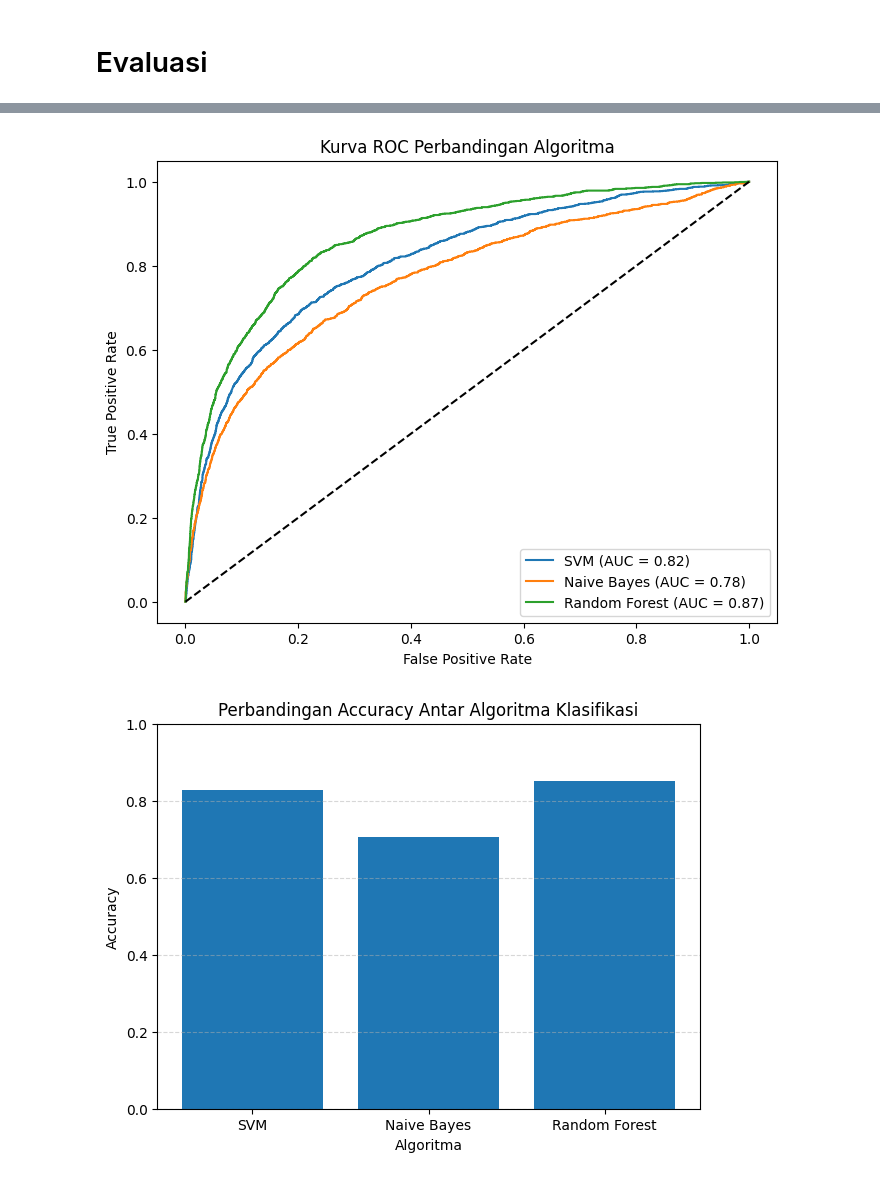
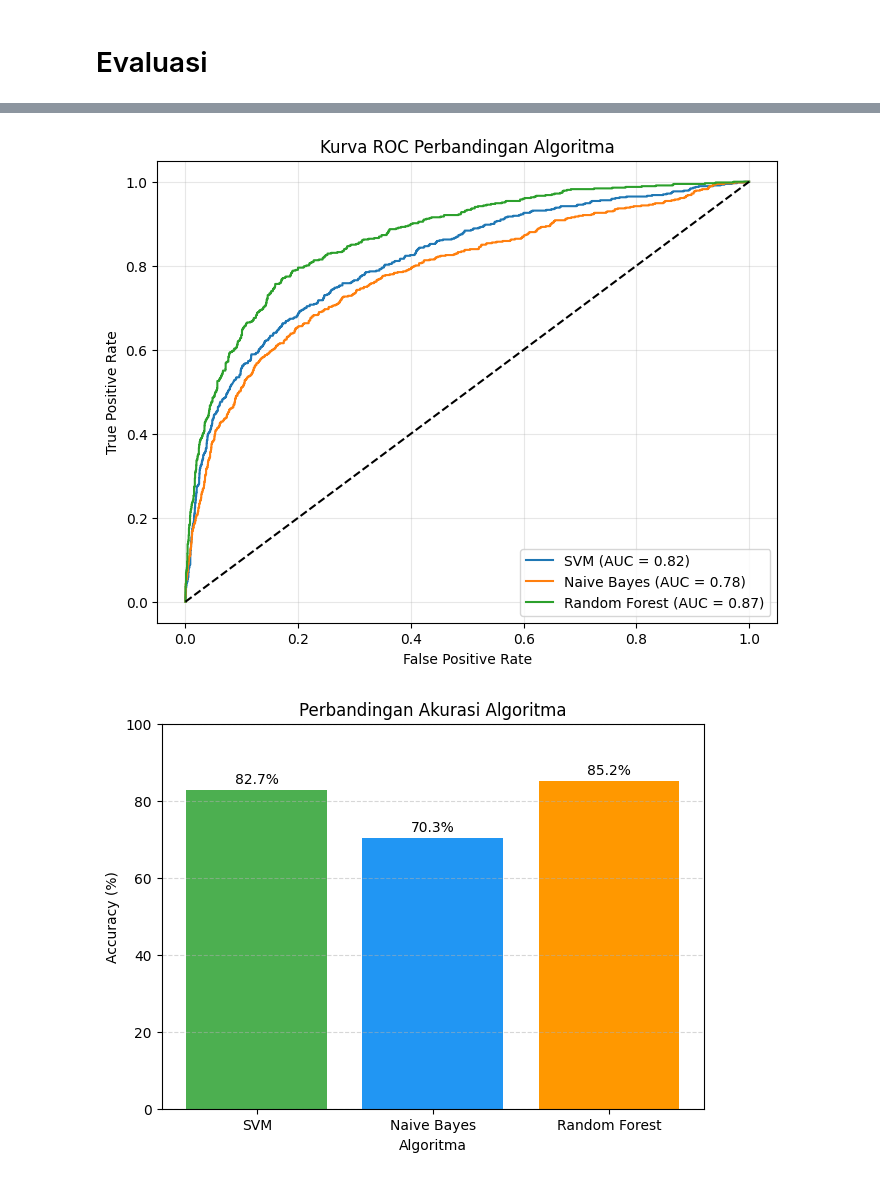
Before and after one commit to keyjack0/analisis-algoritma, a Jupyter notebook: analisis-alogritma.ipynb, the cells around one changed output, grey strips where cells are left out. Saved outputs shown, nothing was run; the diff lists cells and outputs as text; code cells hidden in the pictures.

```diff
--- a/analisis-alogritma.ipynb
+++ b/analisis-alogritma.ipynb
@@ -253,9 +175,10 @@ data.columns = (
 # %%
 x = data.drop("h1n1_vaccine", axis=1)
 y = data["h1n1_vaccine"]
+test_sizes = [0.1, 0.2, 0.3]
 
 def split_and_smote(x, y, test_size):
     x_train, x_test, y_train, y_test = train_test_split(x, y, test_size=test_size, random_state=42, stratify=y)
     x_smote, y_smote=SMOTE().fit_resample(x_train, y_train)
-    return x_smote, y_smote, x_test, y_test
+    return x_train, y_train, x_smote, y_smote, x_test, y_test
 # %%
@@ -377,7 +287,7 @@ best_models = {"SVM": SVC(
     ),
 
     "Random Forest": RandomForestClassifier(
-        n_estimators=150,
+        n_estimators=200,
         max_depth=None,
         min_samples_split=5,
         min_samples_leaf=1,
@@ -499,31 +396,59 @@ weighted avg       0.84      0.85      0.84      2671
 # %%
+ts_selected = 10
+
+df_eval = pd.DataFrame(evaluation_results)
+df_10 = df_eval[df_eval['Test Size (%)'] == ts_selected]
+
 plt.figure(figsize=(8, 6))
 
-for name, (fpr, tpr) in roc_curves.items():
-    auc = df_eval[df_eval['Model'] == name]['ROC AUC'].values[0]
-    plt.plot(fpr, tpr, label=f'{name} (AUC = {auc:.2f})')
+for name in best_models.keys():
+
+    fpr, tpr = roc_curves[ts_selected][name]
+    auc_value = df_10[df_10['Model'] == name]['ROC AUC'].values[0]
+
+    plt.plot(fpr, tpr, label=f'{name} (AUC = {auc_value:.2f})')
 
 plt.plot([0, 1], [0, 1], 'k--')
+
 plt.xlabel('False Positive Rate')
 plt.ylabel('True Positive Rate')
 plt.title('Kurva ROC Perbandingan Algoritma')
 plt.legend()
+plt.grid(alpha=0.3)
+
 plt.show()
 # %% [output]
-[figure, old version]
+[figure, new version]
 # %%
 df_comparison = pd.DataFrame(evaluation_results)
+df_10 = df_comparison[df_comparison['Test Size (%)'] == 10]
 
 plt.figure(figsize=(7, 5))
-plt.bar(df_comparison['Model'], df_comparison['Accuracy'])
+colors = ['#4CAF50', '#2196F3', '#FF9800']
+
+# Kalikan 100 untuk persen
+bars = plt.bar(df_10['Model'], df_10['Accuracy'] * 100, color=colors)
+
 plt.xlabel('Algoritma')
-plt.ylabel('Accuracy')
-plt.title('Perbandingan Accuracy Antar Algoritma Klasifikasi')
-plt.ylim(0, 1)
+plt.ylabel('Accuracy (%)')
+plt.title('Perbandingan Akurasi Algoritma')
+plt.ylim(0, 100)
 plt.grid(axis='y', linestyle='--', alpha=0.5)
+
+# Label persen di atas bar
+for bar in bars:
+    height = bar.get_height()
+    plt.text(
+        bar.get_x() + bar.get_width() / 2,
+        height + 1,
+        f'{height:.1f}%',
+        ha='center',
+        va='bottom'
+    )
+
 plt.show()
 # %% [output]
-[figure, old version]
+[figure, new version]
 # %%
 import pickle
 
```
Also changed, not shown: parts of 10 cells of this notebook, 13 other files.
